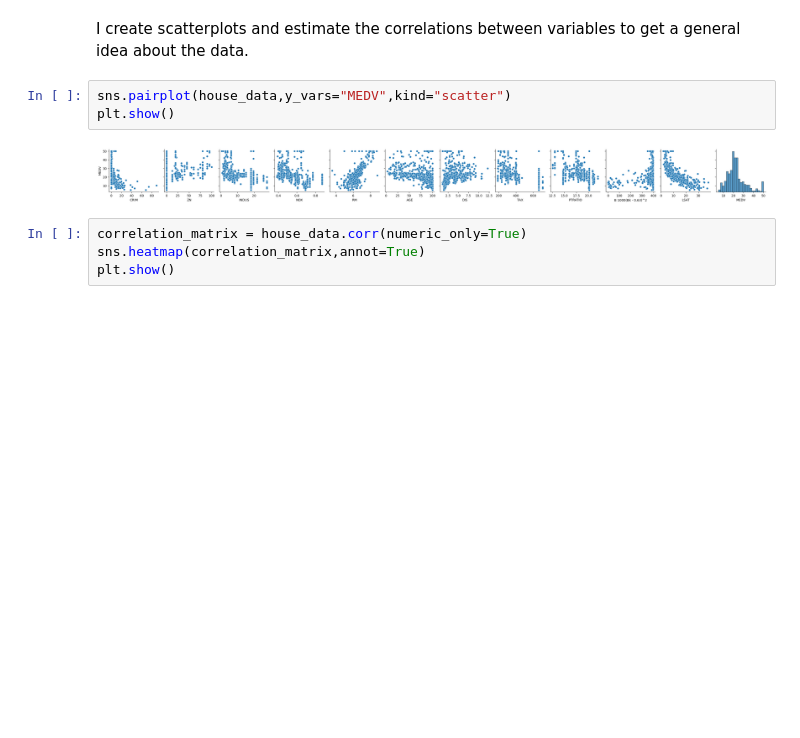
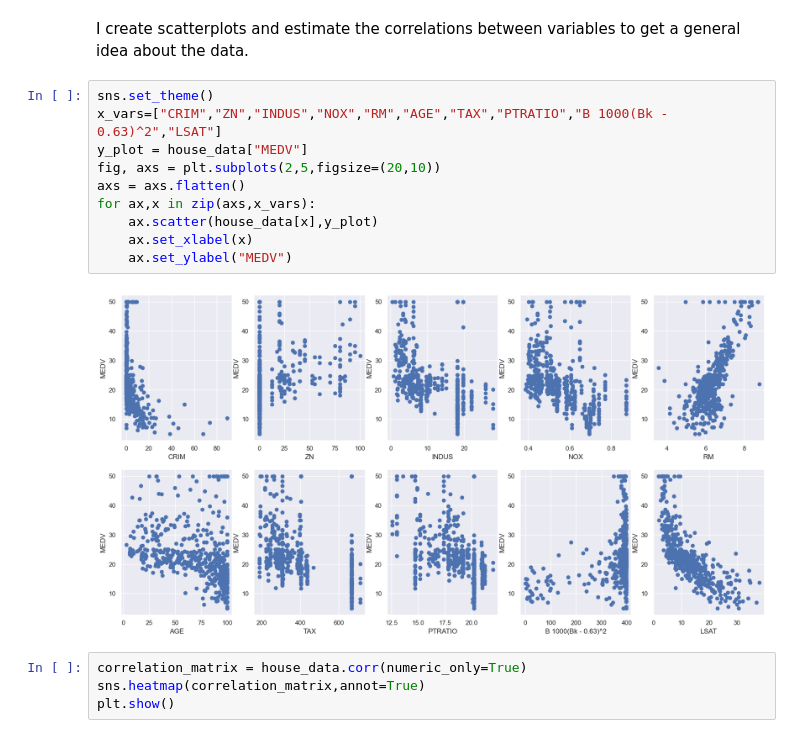
Before and after one commit to jf22201/Boston-House-Price-Regression, a Jupyter notebook: Boston_House_Price_Regression.ipynb, the cells around one changed output. Drawn from its saved outputs; the diff is of its cells as text; blank space fills up the shorter version.

Commit message:
Update to plot

```diff
--- a/Boston_House_Price_Regression.ipynb
+++ b/Boston_House_Price_Regression.ipynb
@@ -129,10 +129,17 @@ house_data.describe()
 # %% [markdown]
 I create scatterplots and estimate the correlations between variables to get a general idea about the data.
 # %%
-sns.pairplot(house_data,y_vars="MEDV",kind="scatter")
-plt.show()
+sns.set_theme()
+x_vars=["CRIM","ZN","INDUS","NOX","RM","AGE","TAX","PTRATIO","B 1000(Bk - 0.63)^2","LSAT"]
+y_plot = house_data["MEDV"]
+fig, axs = plt.subplots(2,5,figsize=(20,10))
+axs = axs.flatten()
+for ax,x in zip(axs,x_vars):
+    ax.scatter(house_data[x],y_plot)
+    ax.set_xlabel(x)
+    ax.set_ylabel("MEDV")
 # %% [output]
-[figure, old version]
+[figure, new version]
 # %%
 correlation_matrix = house_data.corr(numeric_only=True)
 sns.heatmap(correlation_matrix,annot=True)
```
